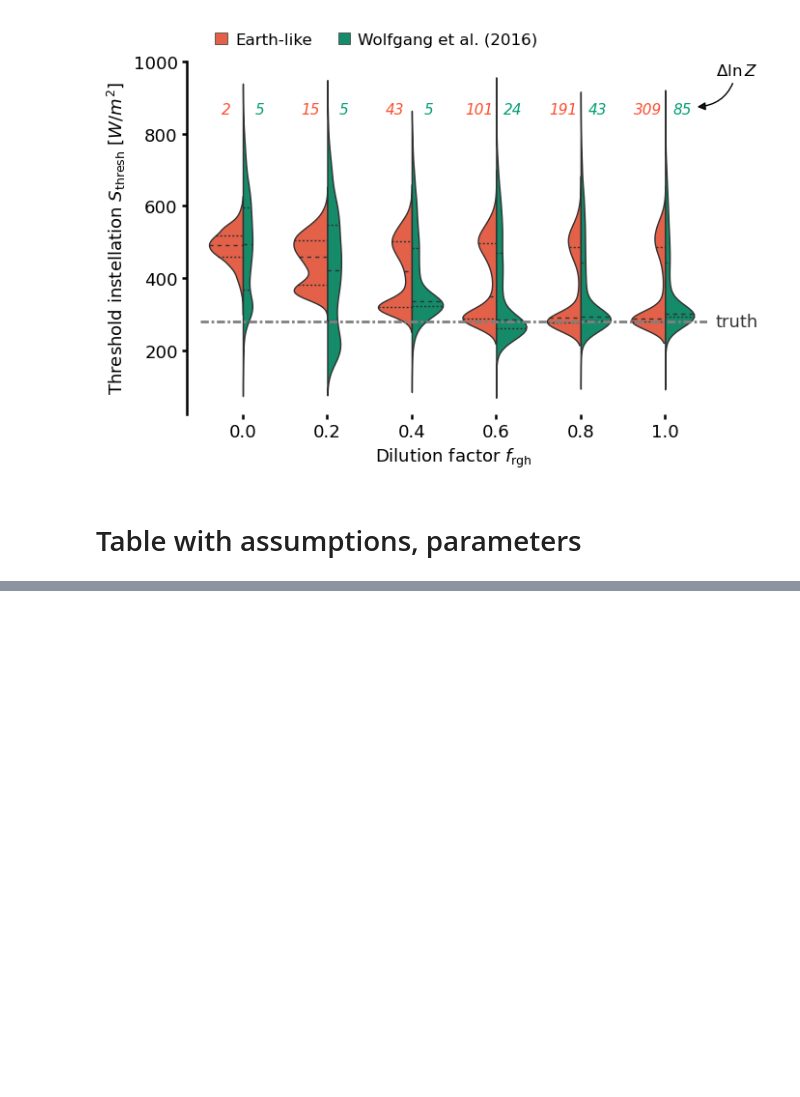
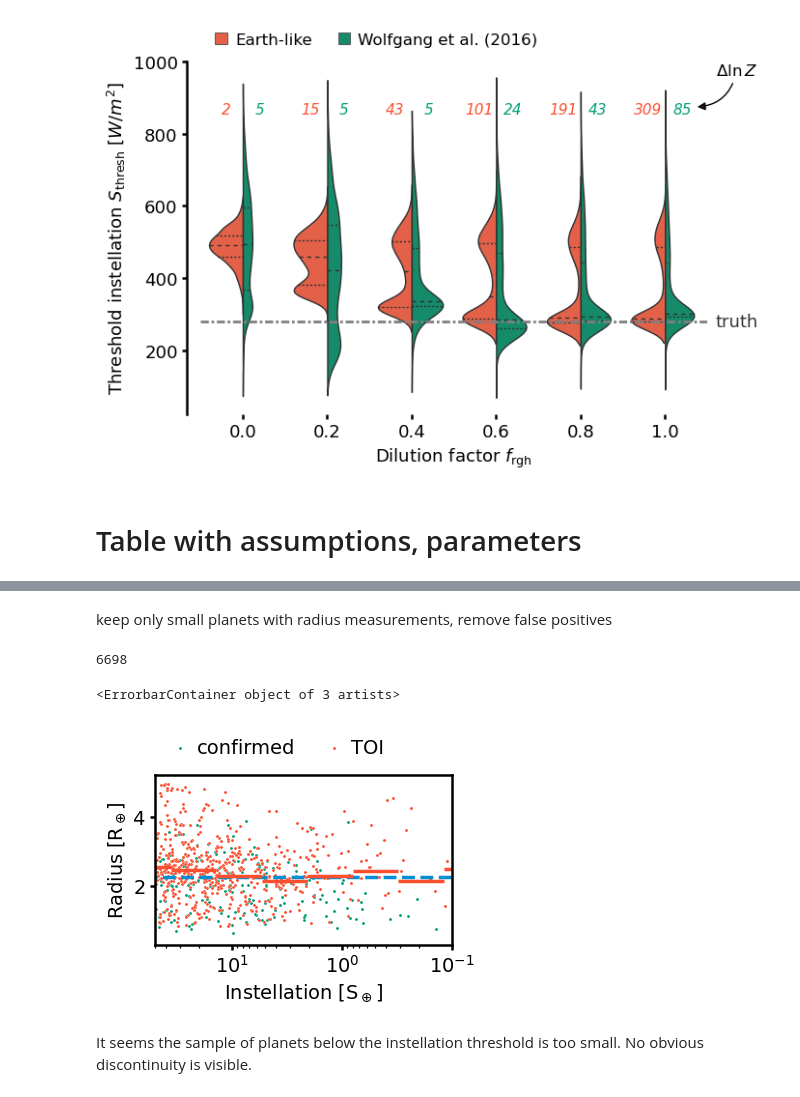
Before and after one commit to matiscke/hz-inner-edge-discontinuity, a Jupyter notebook: src/scripts/magmaocean.ipynb, the cells around one changed output, grey strips where cells are left out. Drawn from its saved outputs; the diff is of its cells as text; code cells hidden in the pictures; blank space fills up the shorter version.

```diff
--- a/src/scripts/magmaocean.ipynb
+++ b/src/scripts/magmaocean.ipynb
@@ -812,7 +820,7 @@ save_var_latex('N_optimistic', '500')
 # %% [markdown]
 simulate observations, obtain dataset
 # %%
-data = survey.observe(detected_opt, demographics=True)
+data = survey.observe(detected_opt_, demographics=True)
 # %% [output]
 <Figure size 600x400 with 0 Axes>
 # %%
@@ -2090,0 +1997,9 @@ ascii.write(tab, output=papertexdir+'table_parameters.tex', format='aastex', cap
+# %%
+df = pd.read_csv('../../../data/exoplanets_20230622.csv', comment='#')
+toi = pd.read_csv('../../../data/TOI_20230622.csv', comment='#')
+koi = pd.read_csv('../../../data/koi_20230623.csv', comment='#')
+koi.rename(columns={'koi_prad':'pl_rade'}, inplace=True)
+df = pd.concat([df, toi, koi], join='outer', ignore_index=True)
+
+# df = df[df.soltype == 'Published Confirmed'] # (won't work for TOI table)
+df.describe()
@@ -2090,0 +2017,53 @@ ascii.write(tab, output=papertexdir+'table_parameters.tex', format='aastex', cap
+# %% [markdown]
+keep only small planets with radius measurements, remove false positives
+# %%
+df = df[df.pl_rade.between(0.5, 5.)]
+df = df[~df.tfopwg_disp.isin(['FA','FP'])]
+len(df)
+# %% [output]
+6698
+# %%
+import seaborn as sns
+
+x='pl_insol'
+y='pl_rade'
+
+def plot_exoarchive(df, x='pl_orbper', y='pl_bmasse', hue='toi', fig=None, ax=None, **kwargs):
+    if ax is None:
+        fig, ax = plt.subplots(figsize=plotstyle.set_size())
+    if not 'legend' in kwargs:
+        kwargs['legend'] = False
+    # ax = sns.scatterplot(x=x, y=y, data=df, hue=hue,s=5, **kwargs)
+    try:
+        ax = sns.scatterplot(x=x, y=y, data=df[df.soltype == 'Published Confirmed'],s=5, **kwargs, label='confirmed')
+        ax = sns.scatterplot(x=x, y=y, ax=ax, data=df[~df.toi.isna()],s=5, **kwargs, label='TOI')
+        # ax = sns.scatterplot(x=x, y=y, ax=ax, data=df[~df.koi_period.isna()],s=5, **kwargs, label='KOI') # KOI table has no instellation
+    except AttributeError:
+        ax = sns.scatterplot(x=x, y=y, data=df[~df.koi_period.isna()],s=5, **kwargs, label='KOI') # KOI table has no instellation
+
+    if x == 'pl_orbper':
+        ax.set_xlabel('Period [d]')
+    if y == 'pl_bmasse':
+        ax.set_ylabel('Mass [M$_\oplus$]')
+    elif y == 'pl_rade':
+        ax.set_ylabel('Radius [R$_\oplus$]')
+    return fig, ax
+
+fig, ax = plot_exoarchive(df, x=x, y=y)
+ax.set_xscale('log')
+ax.set_xlim(left=0.1, right=50)
+ax.set_xlabel('Instellation [S$_\oplus$]')
+ax.invert_xaxis()
+ax.legend(loc='lower left', ncol=3, bbox_to_anchor=(0.0, 1.),
+                                  frameon=False, columnspacing=1.6)
+
+# plot binned stats as errorbar plot
+means, edges, n, std = binned_stats(df, x, y, np.geomspace(np.min(df[x]), np.max(df[x]), num=18), statistic='mean')
+ax.hlines(np.mean(df[y]), np.min(df[x]), np.max(df[x]), color='C2', ls='--', label='mean')
+ax.errorbar(edges[:-1]+(edges[1:]-edges[:-1])/2, means, xerr=(edges[1:]-edges[:-1])/2,
+           yerr=None, fmt='none', color='C1', label='binned {} statistic'.format(y), elinewidth=2.5)
+# %% [output]
+<ErrorbarContainer object of 3 artists>
+[figure, added]
+# %% [markdown]
+It seems the sample of planets below the instellation threshold is too small. No obvious discontinuity is visible.
```
Also changed, not shown: parts of 18 cells of this notebook.
